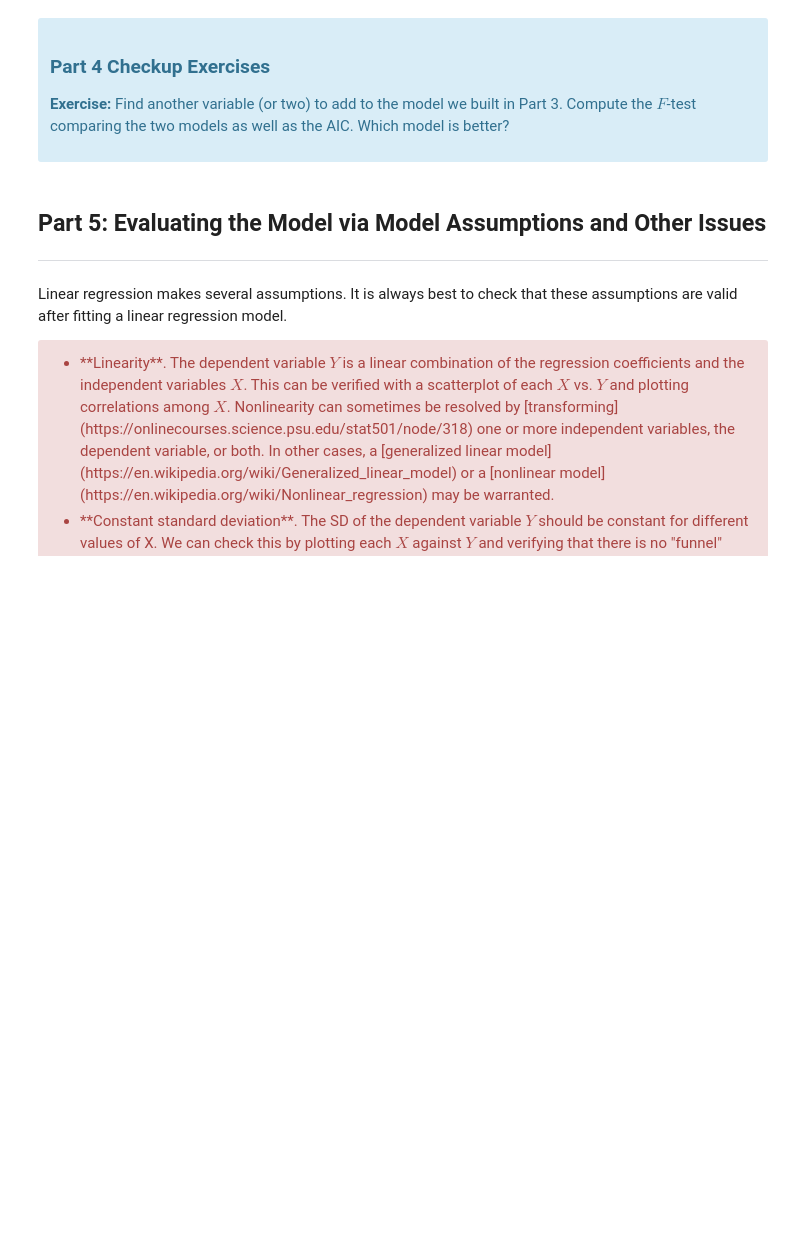
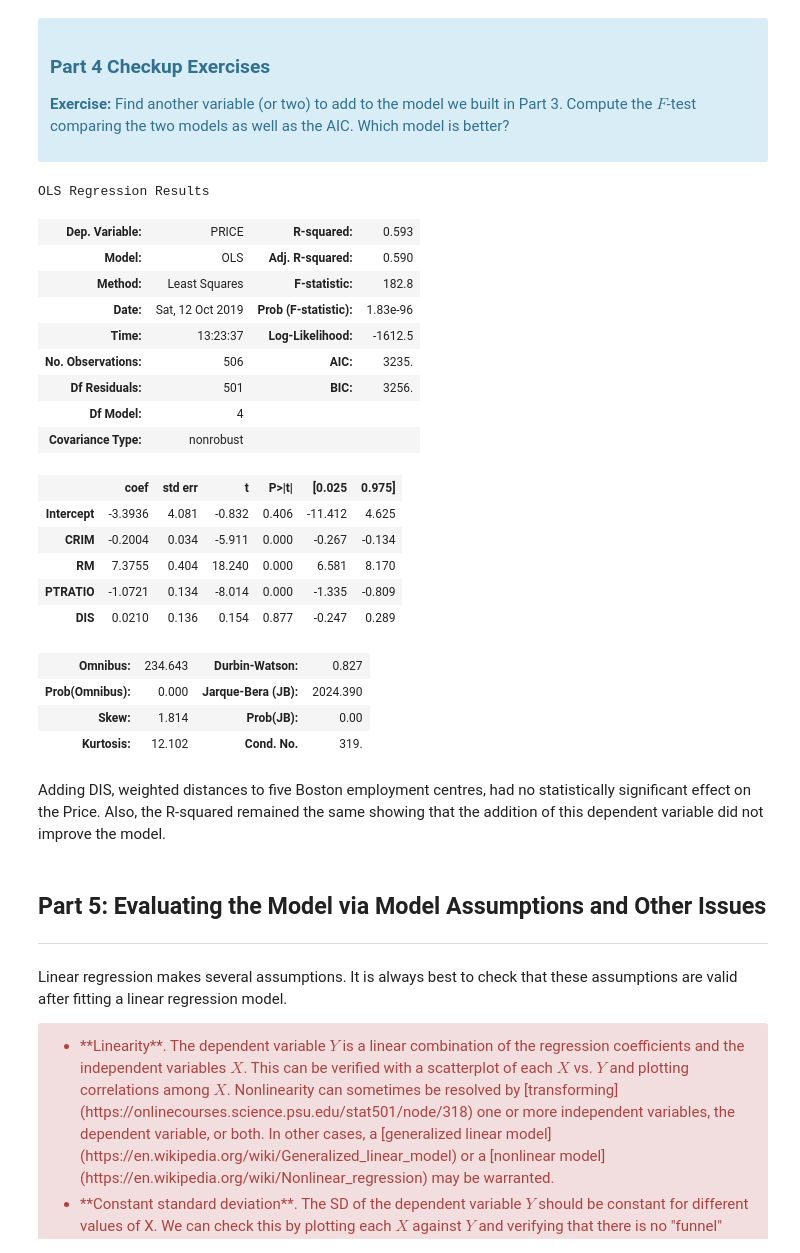
Before and after one commit to cisco3775/Linear-Regression-Using-Boston-Housing-Data-Set, a Jupyter notebook: Mini_Project_Linear_Regression.ipynb, the cells around one changed output. Drawn from its saved outputs; the diff is of its cells as text; code cells hidden in the pictures; blank space fills up the shorter version.

```diff
--- a/Mini_Project_Linear_Regression.ipynb
+++ b/Mini_Project_Linear_Regression.ipynb
@@ -691,6 +744,32 @@ where $L$ is the likelihood of the model. AIC is meaningless in the absolute sen
 
 <p><b>Exercise:</b> Find another variable (or two) to add to the model we built in Part 3. Compute the $F$-test comparing the two models as well as the AIC. Which model is better?</p>
 </div>
+# %%
+mult_vars_DIS = ols('PRICE ~ CRIM + RM + PTRATIO + DIS',bos).fit()
+mult_vars_DIS.summary()
+# %% [output]
+OLS Regression Results
+| Dep. Variable: | PRICE | R-squared: | 0.593 |
+| Model: | OLS | Adj. R-squared: | 0.590 |
+| Method: | Least Squares | F-statistic: | 182.8 |
+| Date: | Sat, 12 Oct 2019 | Prob (F-statistic): | 1.83e-96 |
+| Time: | 13:23:37 | Log-Likelihood: | -1612.5 |
+| No. Observations: | 506 | AIC: | 3235. |
+| Df Residuals: | 501 | BIC: | 3256. |
+| Df Model: | 4 |  |  |
+| Covariance Type: | nonrobust |  |  |
+|  | coef | std err | t | P>|t| | [0.025 | 0.975] |
+| Intercept | -3.3936 | 4.081 | -0.832 | 0.406 | -11.412 | 4.625 |
+| CRIM | -0.2004 | 0.034 | -5.911 | 0.000 | -0.267 | -0.134 |
+| RM | 7.3755 | 0.404 | 18.240 | 0.000 | 6.581 | 8.170 |
+| PTRATIO | -1.0721 | 0.134 | -8.014 | 0.000 | -1.335 | -0.809 |
+| DIS | 0.0210 | 0.136 | 0.154 | 0.877 | -0.247 | 0.289 |
+| Omnibus: | 234.643 | Durbin-Watson: | 0.827 |
+| Prob(Omnibus): | 0.000 | Jarque-Bera (JB): | 2024.390 |
+| Skew: | 1.814 | Prob(JB): | 0.00 |
+| Kurtosis: | 12.102 | Cond. No. | 319. |
+# %% [markdown]
+Adding DIS, weighted distances to five Boston employment centres, had no statistically significant effect on the Price. Also, the R-squared remained the same showing that the addition of this dependent variable did not improve the model.
 # %% [markdown]
 
 ## Part 5: Evaluating the Model via Model Assumptions and Other Issues
```
Also changed, not shown: parts of 11 cells of this notebook.
